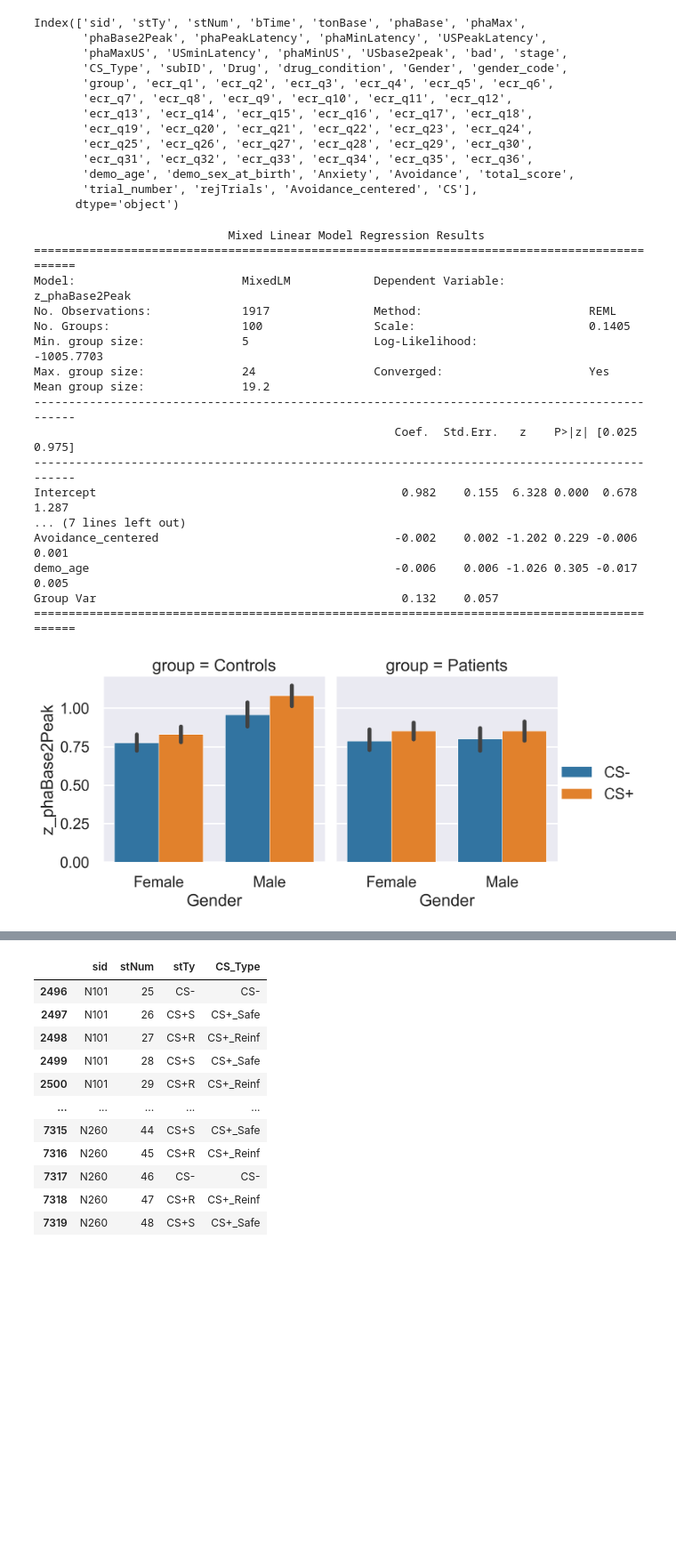
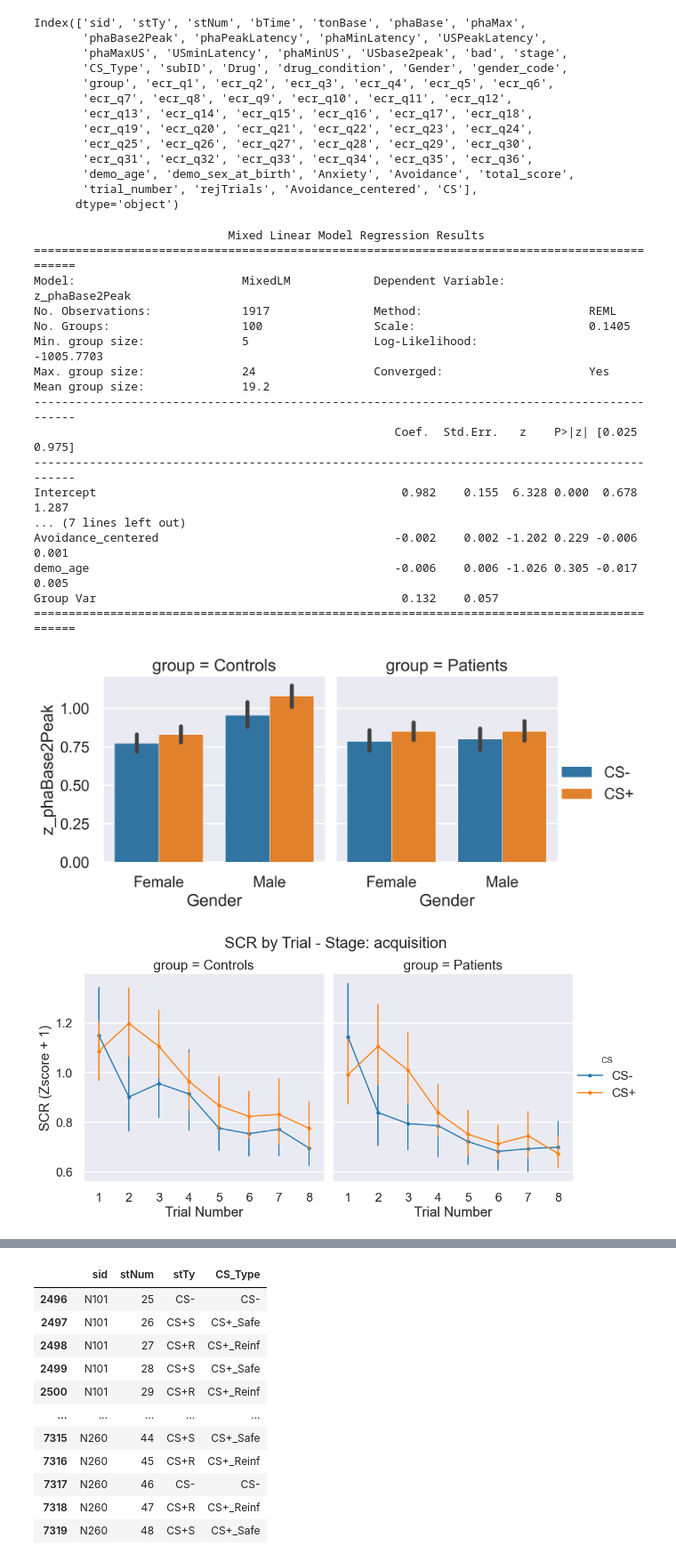
Before and after one commit to XiaoqianXiao/vicarious_fear_extinction, a Jupyter notebook: vicarious_fear_extinction.ipynb, the cells around one changed output, grey strips where cells are left out. Shown at 89% size. Drawn from its saved outputs; the diff is of its cells as text; code cells hidden in the pictures; blank space fills up the shorter version.

```diff
--- a/vicarious_fear_extinction.ipynb
+++ b/vicarious_fear_extinction.ipynb
@@ -305,33 +305,45 @@ model = smf.mixedlm(
 result = model.fit()
 print(result.summary())
 #
 #
 plt.style.use('seaborn-v0_8-poster')
 g = sns.catplot(x='Gender', y='z_phaBase2Peak', hue='CS', col='group', kind='bar',
                 hue_order=['CS-', 'CS+'],
                 height=4, aspect=1,
                 data=df)
 g.legend.set_title("")
 g.figure.set_dpi(300)
+
+g = sns.catplot(x='trial_number', y='z_phaBase2Peak',
+                hue='CS',
+                col='group', kind='point',
+                hue_order=['CS-', 'CS+'],
+                linewidth=1.5,
+                data=df)
+g.set_axis_labels(x_var='Trial Number', y_var='SCR (Zscore + 1)')
+g.fig.suptitle(f'SCR by Trial - Stage: acquisition', y=1.05, fontsize=20)
+g.figure.savefig(f'scr_trial_plot_acquisition.png', dpi=300)
+plt.show()
 # %% [output]
                             Mixed Linear Model Regression Results
 ==============================================================================================
 Model:                        MixedLM            Dependent Variable:            z_phaBase2Peak
 No. Observations:             1917               Method:                        REML
 No. Groups:                   100                Scale:                         0.1405
 Min. group size:              5                  Log-Likelihood:                -1005.7703
 Max. group size:              24                 Converged:                     Yes
 Mean group size:              19.2
 ----------------------------------------------------------------------------------------------
                                                     Coef.  Std.Err.   z    P>|z| [0.025 0.975]
 ----------------------------------------------------------------------------------------------
 Intercept                                            0.982    0.155  6.328 0.000  0.678  1.287
 ... (7 lines left out)
 Avoidance_centered                                  -0.002    0.002 -1.202 0.229 -0.006  0.001
 demo_age                                            -0.006    0.006 -1.026 0.305 -0.017  0.005
 Group Var                                            0.132    0.057
 ==============================================================================================
 [figure]
+[figure, added]
 # %%
 ## extinction
 df = df_positive.loc[(df_positive['stage']=='extinction') & (df_positive['trial_number']>=6)].copy()
```
Also changed, not shown: parts of 2 cells of this notebook, 3 other files.
